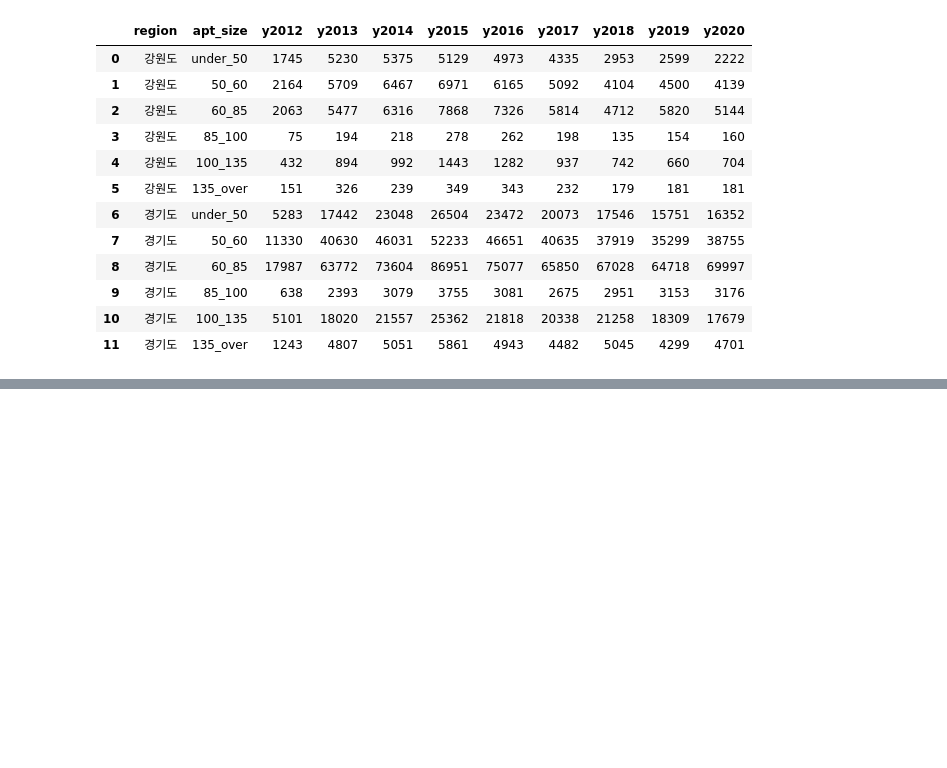
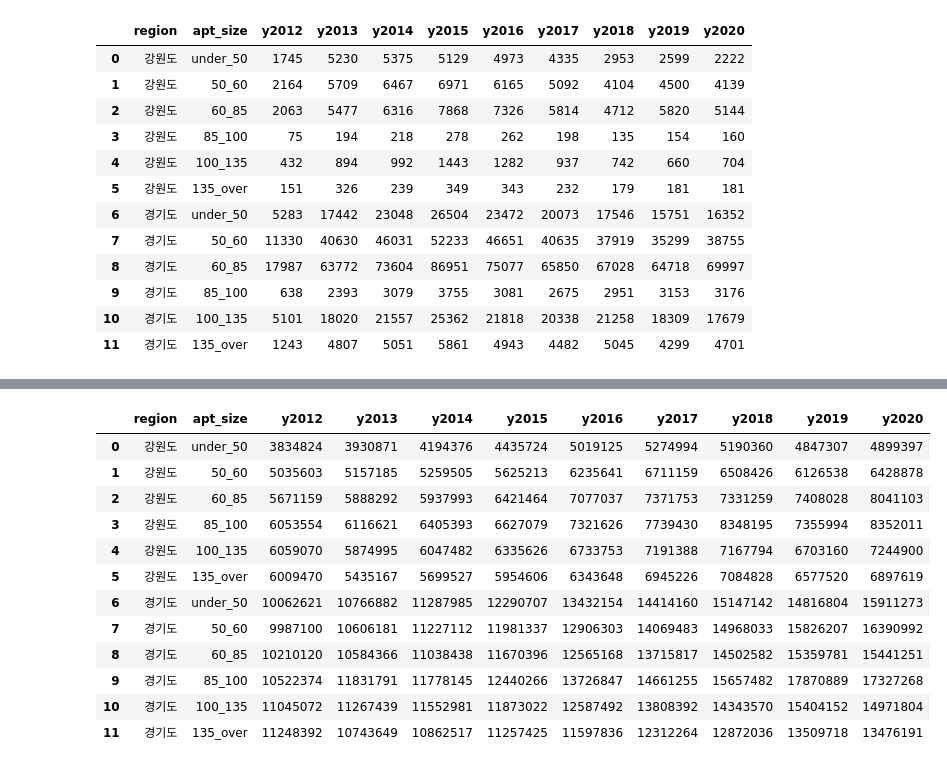
Before and after one commit to TTGGPP/hello_world, a Jupyter notebook: team_project/private_khp771/db_to_memory.ipynb, the cells around one changed output, grey strips where cells are left out. Cells and saved outputs as stored; diff of their text form; code cells hidden in the pictures; blank space fills up the shorter version.

```diff
--- a/team_project/private_khp771/db_to_memory.ipynb
+++ b/team_project/private_khp771/db_to_memory.ipynb
@@ -311,0 +484,17 @@ def complete_region_size_count():
+# %%
+testD = pd.read_csv('sub-data-files/region_size_avg_price_per_pyung.csv')
+testD.head(12)
+# %% [output]
+|  | region | apt_size | y2012 | y2013 | y2014 | y2015 | y2016 | y2017 | y2018 | y2019 | y2020 |
+| 0 | 강원도 | under_50 | 3834824 | 3930871 | 4194376 | 4435724 | 5019125 | 5274994 | 5190360 | 4847307 | 4899397 |
+| 1 | 강원도 | 50_60 | 5035603 | 5157185 | 5259505 | 5625213 | 6235641 | 6711159 | 6508426 | 6126538 | 6428878 |
+| 2 | 강원도 | 60_85 | 5671159 | 5888292 | 5937993 | 6421464 | 7077037 | 7371753 | 7331259 | 7408028 | 8041103 |
+| 3 | 강원도 | 85_100 | 6053554 | 6116621 | 6405393 | 6627079 | 7321626 | 7739430 | 8348195 | 7355994 | 8352011 |
+| 4 | 강원도 | 100_135 | 6059070 | 5874995 | 6047482 | 6335626 | 6733753 | 7191388 | 7167794 | 6703160 | 7244900 |
+| 5 | 강원도 | 135_over | 6009470 | 5435167 | 5699527 | 5954606 | 6343648 | 6945226 | 7084828 | 6577520 | 6897619 |
+| 6 | 경기도 | under_50 | 10062621 | 10766882 | 11287985 | 12290707 | 13432154 | 14414160 | 15147142 | 14816804 | 15911273 |
+| 7 | 경기도 | 50_60 | 9987100 | 10606181 | 11227112 | 11981337 | 12906303 | 14069483 | 14968033 | 15826207 | 16390992 |
+| 8 | 경기도 | 60_85 | 10210120 | 10584366 | 11038438 | 11670396 | 12565168 | 13715817 | 14502582 | 15359781 | 15441251 |
+| 9 | 경기도 | 85_100 | 10522374 | 11831791 | 11778145 | 12440266 | 13726847 | 14661255 | 15657482 | 17870889 | 17327268 |
+| 10 | 경기도 | 100_135 | 11045072 | 11267439 | 11552981 | 11873022 | 12587492 | 13808392 | 14343570 | 15404152 | 14971804 |
+| 11 | 경기도 | 135_over | 11248392 | 10743649 | 10862517 | 11257425 | 11597836 | 12312264 | 12872036 | 13509718 | 13476191 |
```
Also changed, not shown: parts of 24 cells of this notebook, 7 other files.
